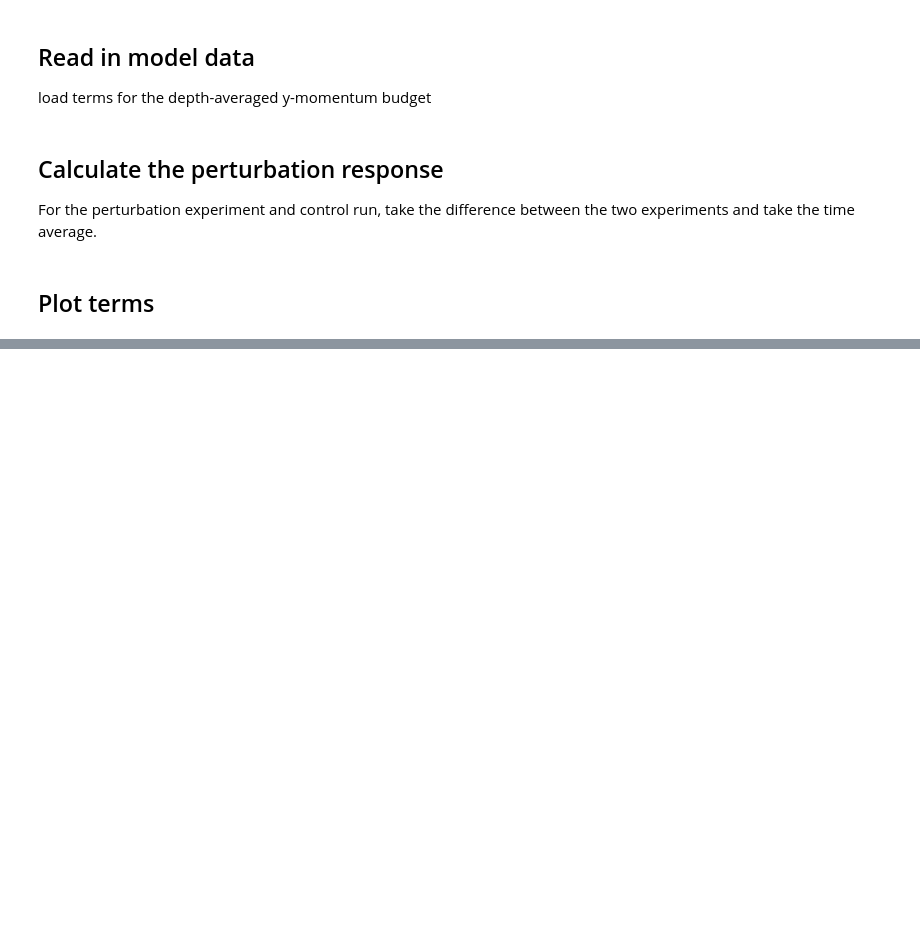
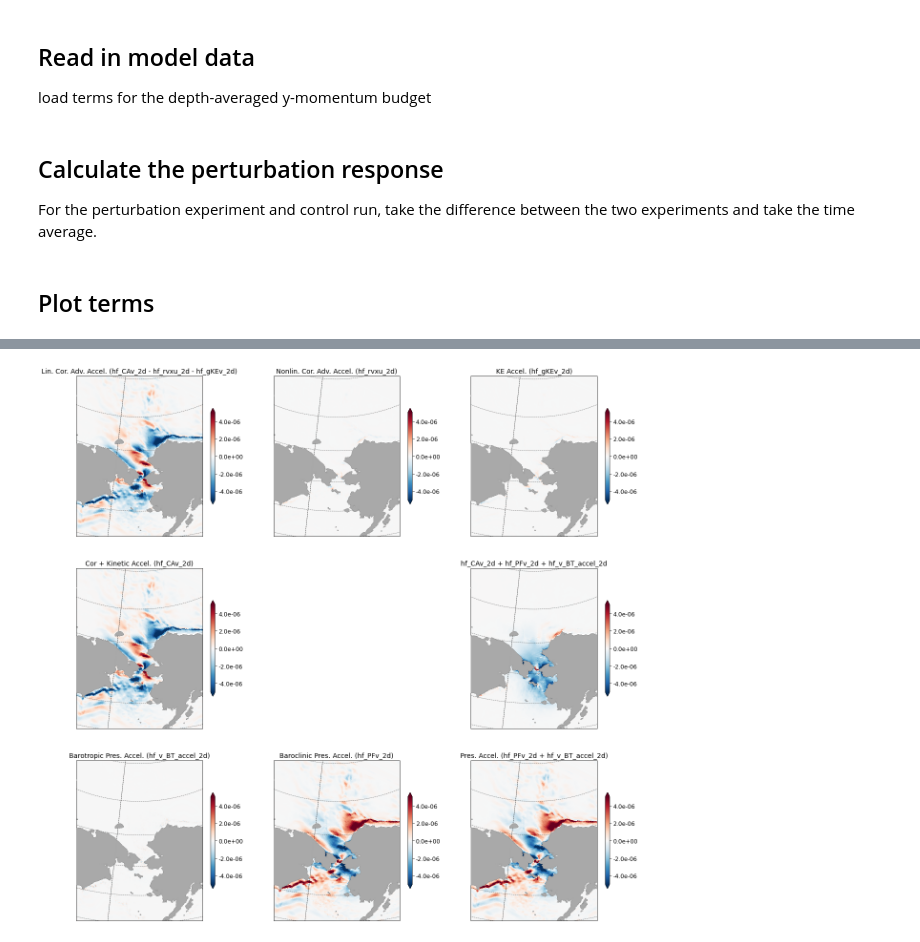
Before and after one commit to marionalberty/Chukchi_heatbudgets, a Jupyter notebook: notebooks/BWP_momentumBudget_pert.ipynb, the cells around one changed output, grey strips where cells are left out. Drawn from its saved outputs; the diff is of its cells as text; code cells hidden in the pictures; blank space fills up the shorter version.

```diff
--- a/notebooks/BWP_momentumBudget_pert.ipynb
+++ b/notebooks/BWP_momentumBudget_pert.ipynb
@@ -128,0 +195,6 @@ fig.savefig('../figures/PerturbationExperiments/YmomBudget_pert_66N.pdf',bbox_in
+# %%
+fig = plot_pert_CorPres(L66)
+# save fig
+fig.savefig('../figures/PerturbationExperiments/YmomBudget_CoriPress_pert_66N.pdf',bbox_inches='tight')
+# %% [output]
+[figure, added]
```
Also changed, not shown: parts of 11 cells of this notebook, 1 other file.
